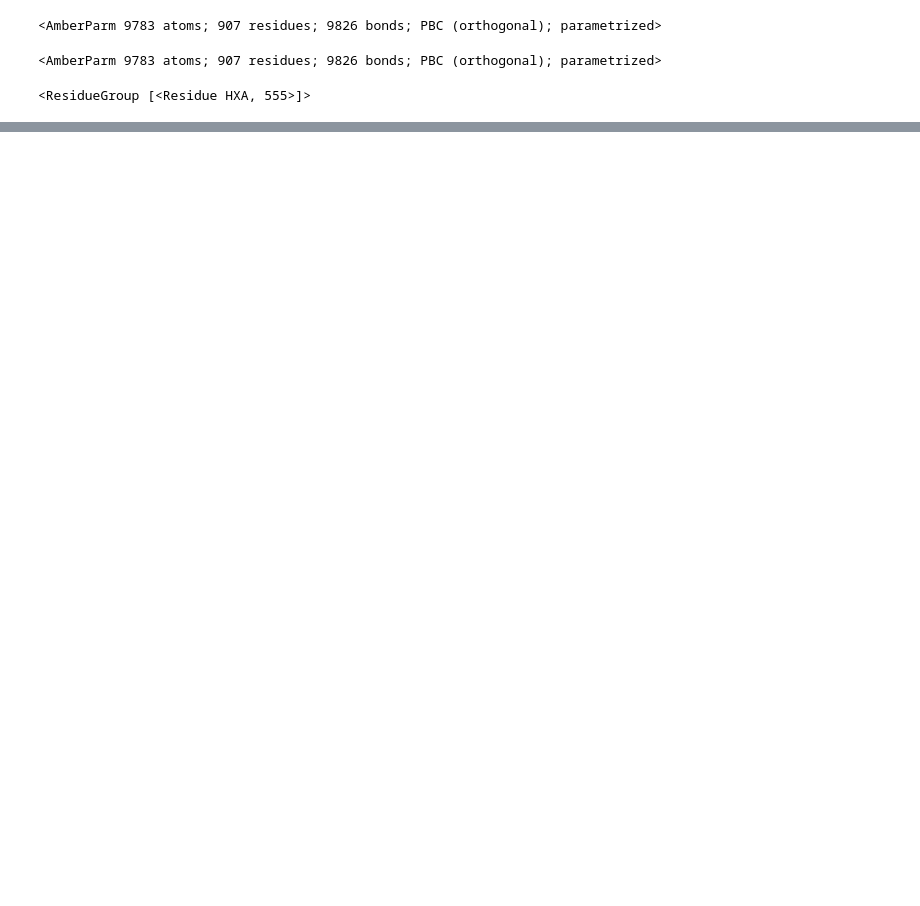
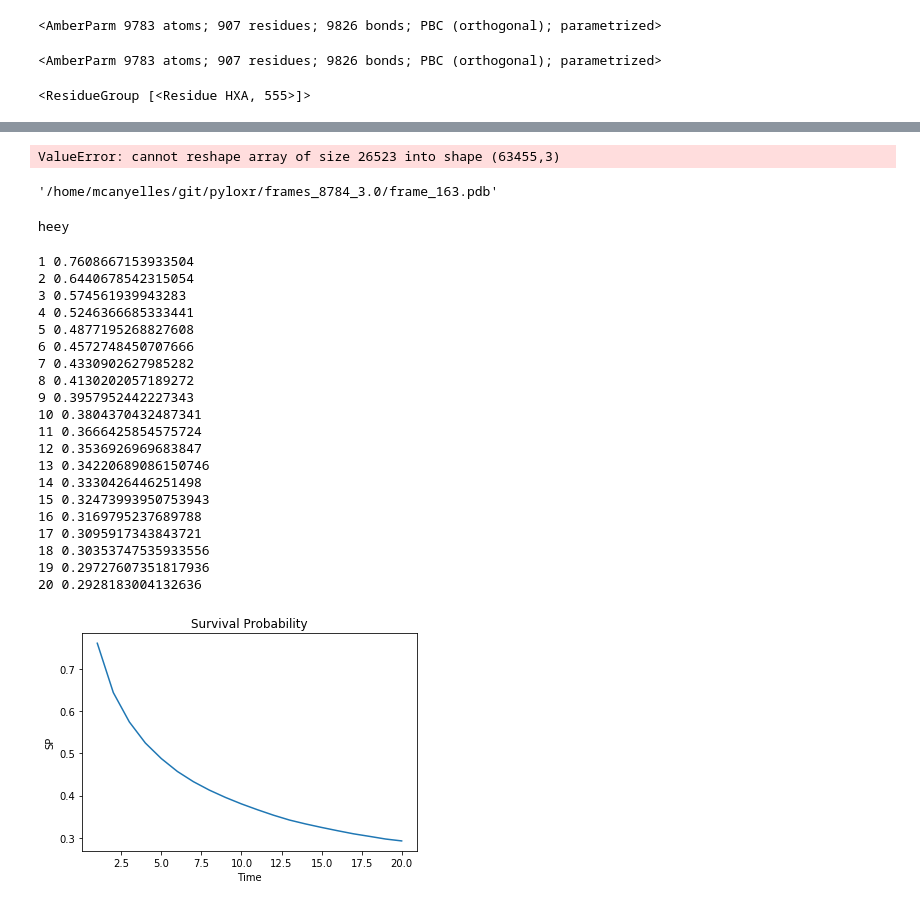
Before and after one commit to mikicanyelles/pyloxr_old, a Jupyter notebook: proves_per_paquet.ipynb, the cells around one changed output, grey strips where cells are left out. Cells and saved outputs as stored; diff of their text form; code cells hidden in the pictures; blank space fills up the shorter version.

Commit message:
Added some tests which may be useful for MD analysis

```diff
--- a/proves_per_paquet.ipynb
+++ b/proves_per_paquet.ipynb
@@ -40,2 +37,11 @@ print(type(a))
 # %%
 pdb.select_atoms('resid HXA or resname HXA')
+# %%
+a = pmd.load_file('3rde.prmtop', xyz='qmmm_models/qmmm_model_4.pdb')
+a = a[':WAT&:HXA<@15|:Na+&:HXA<@15|:1-555']
+a.box = None
+a.strip(selection=':WAT&!:HXA<@15')
+a.strip(selection=':Na+&!:HXA<@15')
+a.strip(selection=':Cl-&!:HXA<@15')
+# %% [output]
+ValueError: cannot reshape array of size 26523 into shape (63455,3)
@@ -41,0 +52,55 @@ pdb.select_atoms('resid HXA or resname HXA')
+# %%
+os.path.abspath('frames_8784_3.0/frame_163.pdb')
+# %% [output]
+'/home/mcanyelles/git/pyloxr/frames_8784_3.0/frame_163.pdb'
+# %%
+if len(str(os.path.abspath('frames_8784_3.0/frame_163.pdb')).split("/")) != 1:
+    print('heey')
+elif len(str(os.path.abspath('frames_8784_3.0/frame_163.pdb')).split("\\")) != 1:
+    primt('hooo')
+# %% [output]
+heey
+# %%
+import MDAnalysis
+from MDAnalysis.analysis.waterdynamics import SurvivalProbability as SP
+import matplotlib.pyplot as plt
+
+universe = MDAnalysis.Universe('3rde.prmtop', '5_prod_07.nc')
+selection = "resname WAT and sphzone 12.3 (resid 555) "
+sp = SP(universe, selection)#, verbose=True)
+sp.run(start=0, stop=100, tau_max=20)
+tau_timeseries = sp.tau_timeseries
+sp_timeseries = sp.sp_timeseries
+
+# print in console
+for tau, sp in zip(tau_timeseries, sp_timeseries):
+      print("{time} {sp}".format(time=tau, sp=sp))
+
+# plot
+plt.xlabel('Time')
+plt.ylabel('SP')
+plt.title('Survival Probability')
+plt.plot(tau_timeseries, sp_timeseries)
+plt.show()
+# %% [output]
+1 0.7608667153933504
+2 0.6440678542315054
+3 0.574561939943283
+4 0.5246366685333441
+5 0.4877195268827608
+6 0.4572748450707666
+7 0.4330902627985282
+8 0.4130202057189272
+9 0.3957952442227343
+10 0.3804370432487341
+11 0.3666425854575724
+12 0.3536926969683847
+13 0.34220689086150746
+14 0.3330426446251498
+15 0.32473993950753943
+16 0.3169795237689788
+17 0.3095917343843721
+18 0.30353747535933556
+19 0.29727607351817936
+20 0.2928183004132636
+[figure, added]
```
Also changed, not shown: parts of 16 cells of this notebook.
